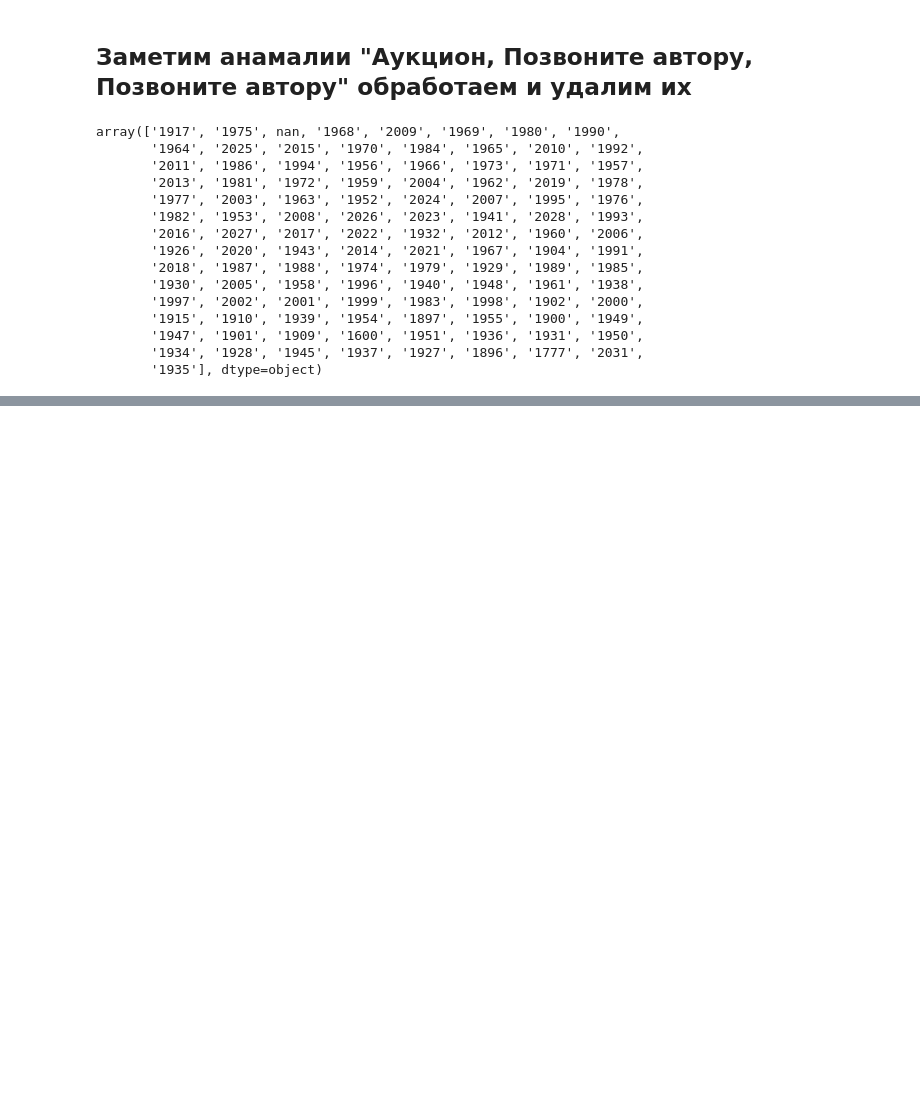
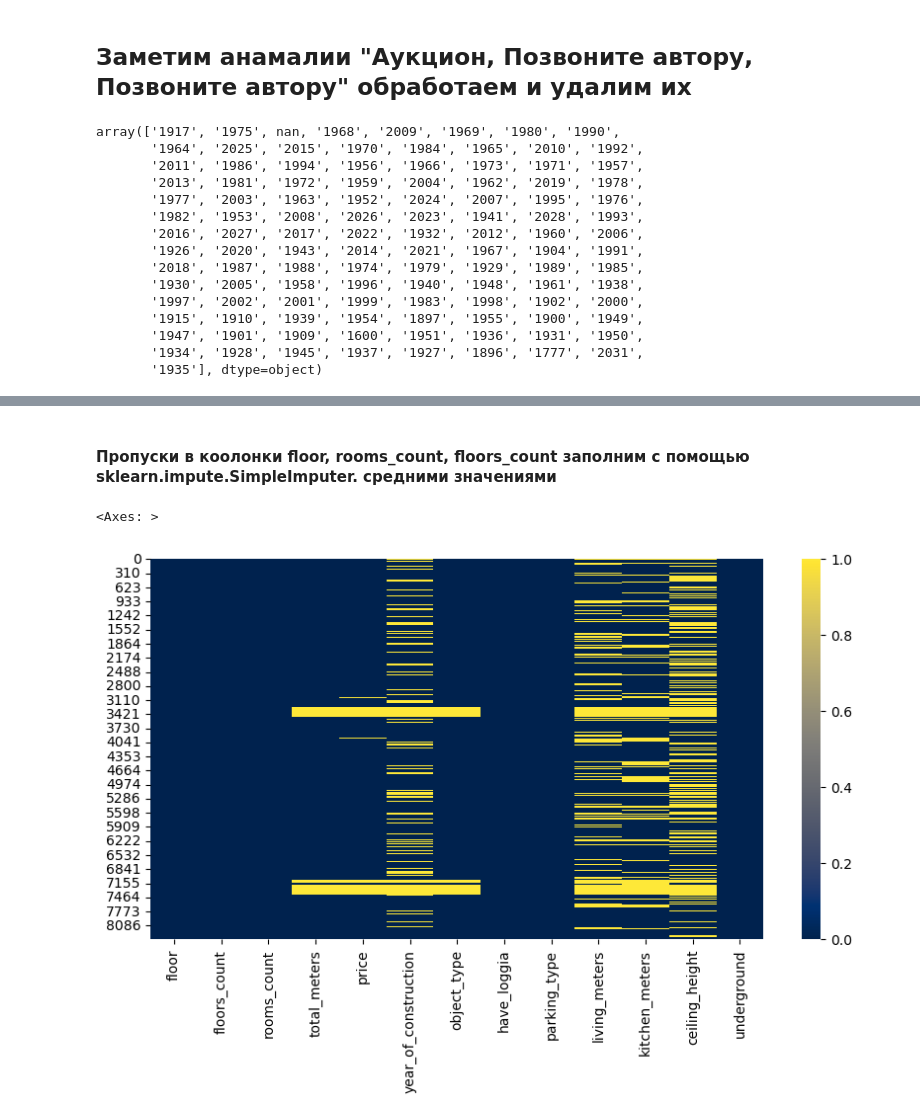
Before and after one commit to SuperBacbka/one_intensiv_Analiz, a Jupyter notebook: Визуальный Анализ данных.ipynb, the cells around one changed output, grey strips where cells are left out. Drawn from its saved outputs; the diff is of its cells as text; code cells hidden in the pictures; blank space fills up the shorter version.

```diff
--- a/Визуальный Анализ данных.ipynb
+++ b/Визуальный Анализ данных.ipynb
@@ -477,0 +628,12 @@ Data_Purified["year_of_construction"] = Data_Purified["year_of_construction"].as
+# %% [markdown]
+#### Пропуски в коолонки floor, rooms_count, floors_count заполним с помощью sklearn.impute.SimpleImputer. средними значениями
+# %%
+imputer = SimpleImputer(missing_values = np.nan, strategy = 'mean')
+categorical_columns = ["floor", "floors_count", "rooms_count"]
+Data_Purified[categorical_columns] = imputer.fit_transform(Data_Purified[categorical_columns].values)
+# %%
+plt.figure(figsize=(10, 5))
+sns.heatmap(Data_Purified.isnull(),cmap='cividis')
+# %% [output]
+<Axes: >
+[figure, added]
```
Also changed, not shown: parts of 166 cells of this notebook, 2 other files.
